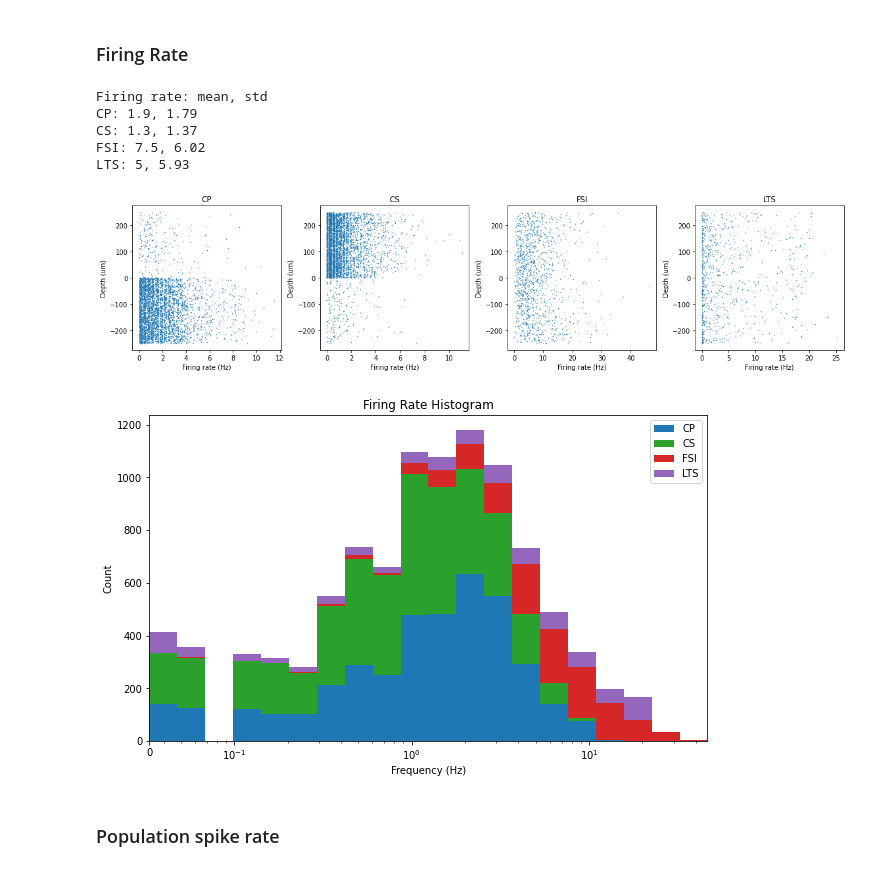
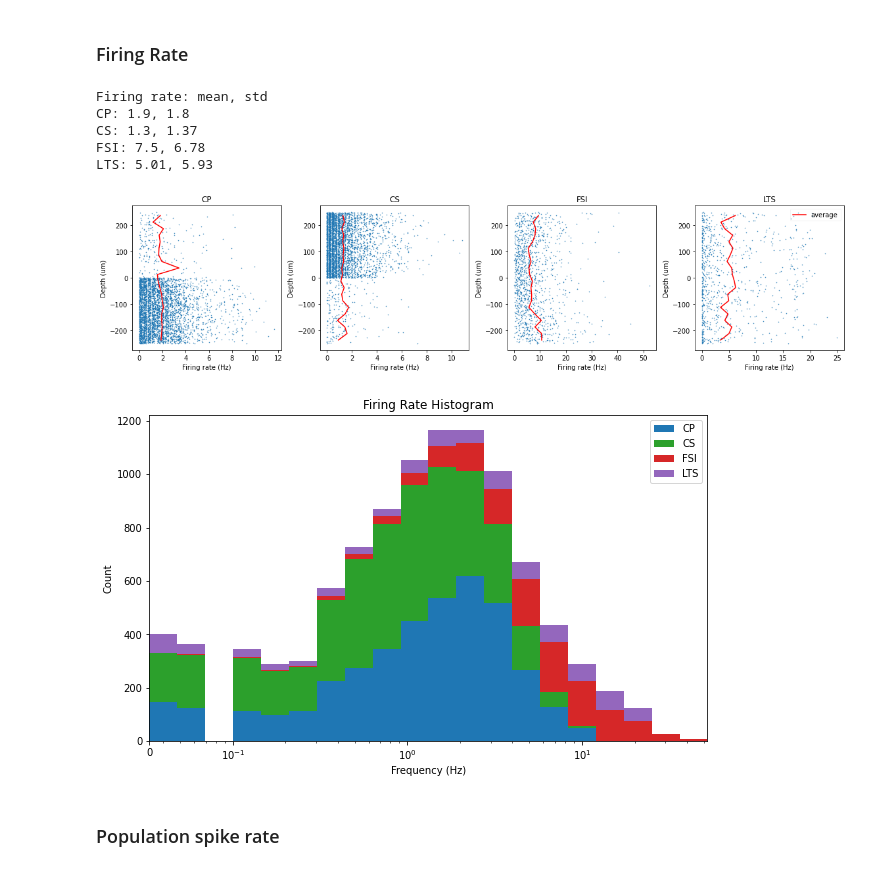
Before and after one commit to chenziao/M1ten_thousand, a Jupyter notebook: Analysis/Analyze_Spikes.ipynb, the cells around one changed output. Drawn from its saved outputs; the diff is of its cells as text; code cells hidden in the pictures.

```diff
--- a/Analysis/Analyze_Spikes.ipynb
+++ b/Analysis/Analyze_Spikes.ipynb
@@ -1,6 +1,7 @@
 # %%
 import numpy as np
 import pandas as pd
+import scipy as sp
 import matplotlib.pyplot as plt
 import h5py
 import json
@@ -9,11 +10,11 @@ import os
 from bmtool.util.util import load_nodes_from_config
 
 from analysis import plot, utils, process # imoporting analysis module enables import from model folder
-from build_input import get_populations, get_stim_cycle, t_start, on_time, off_time
+from build_input import get_populations, get_stim_cycle, t_start, on_time, off_time, input_pairs_from_file
 
 %matplotlib inline
 
-TRIAL_NAME = "baseline_r41"
+TRIAL_NAME = "baseline_r47"
 RESULT_PATH = "simulation_results"
 TRIAL_PATH = os.path.join(RESULT_PATH, TRIAL_NAME)
 INPUT_PATH = os.path.join('..', 'M1Focus', 'input')
@@ -55,9 +56,7 @@ if isbaseline:
 #     group_ids = [node_df.sort_values('pos_z').index]  # mix populations
     group_ids = [node_df.loc[grp].sort_values('pos_z').index for grp in pop_ids.values()]  # separate populations
 else:
-    with open(os.path.join(INPUT_PATH, 'Assembly_ids.csv'), 'r') as f:
-        assembly_ids = [np.array(list(map(int, row)), dtype='uint64') for row in csv.reader(f)]
-    group_ids = assembly_ids[len(assembly_ids) // 2:]
+    _, group_ids = input_pairs_from_file(os.path.join(INPUT_PATH, 'Assembly_ids.csv'))
     group_ids.append(sorted(set(node_df.index) - set(np.concatenate(group_ids))))
 
 z_5A = 0.  # boundary between 5A and 5B
@@ -101,29 +100,34 @@ plt.show()
 # %%
 frs = process.firing_rate(spikes_df, num_cells=len(node_df), time_windows=windows)
 pop_fr = {p: frs[nid] for p, nid in pop_ids.items()}
 
 if not isbaseline:
     print('Stimulus on time: ')
 
 print('Firing rate: mean, std')
 for p, fr in pop_fr.items():
     print(f'{p}: {fr.mean():.3g}, {fr.std():.3g}')
 
 _, axs = plt.subplots(1, len(pop_names), figsize=(4 * len(pop_names), 4))
 for ax, p in zip(axs, pop_names):
-    ax.plot(pop_fr[p], node_df.loc[pop_ids[p], 'pos_z'], '.', markersize=1)
+    fr = pop_fr[p]
+    depth = node_df.loc[pop_ids[p], 'pos_z'].values
+    fr_mean, depths, _ = sp.stats.binned_statistic(depth, fr, statistic='mean', bins=20)
+    ax.plot(fr, depth, '.', markersize=1)
+    ax.plot(fr_mean, (depths[1:] + depths[:-1]) / 2, 'r', label='average')
     ax.set_xlabel('Firing rate (Hz)')
     ax.set_ylabel('Depth (um)')
     ax.set_title(p)
+ax.legend(loc='upper right', framealpha=0.2)
 plt.tight_layout()
 plt.show()
 # %% [output]
 Firing rate: mean, std
-CP: 1.9, 1.79
+CP: 1.9, 1.8
 CS: 1.3, 1.37
-FSI: 7.5, 6.02
-LTS: 5, 5.93
+FSI: 7.5, 6.78
+LTS: 5.01, 5.93
-[figure, old version]
+[figure, new version]
 # %%
 min_fr = 0.5 / process.total_duration(windows)
 fig, ax = plt.subplots(1, 1, figsize=(10, 6))
@@ -131,7 +135,7 @@ plot.firing_rate_histogram(pop_fr, pop_color, bins=20, min_fr=min_fr,
                       logscale=True, stacked=True, ax=ax)
 plt.show()
 # %% [output]
-[figure, old version]
+[figure, new version]
 # %% [markdown]
 ### Population spike rate
 # %%
```
Also changed, not shown: parts of 1 cell of this notebook, 10 other files.
